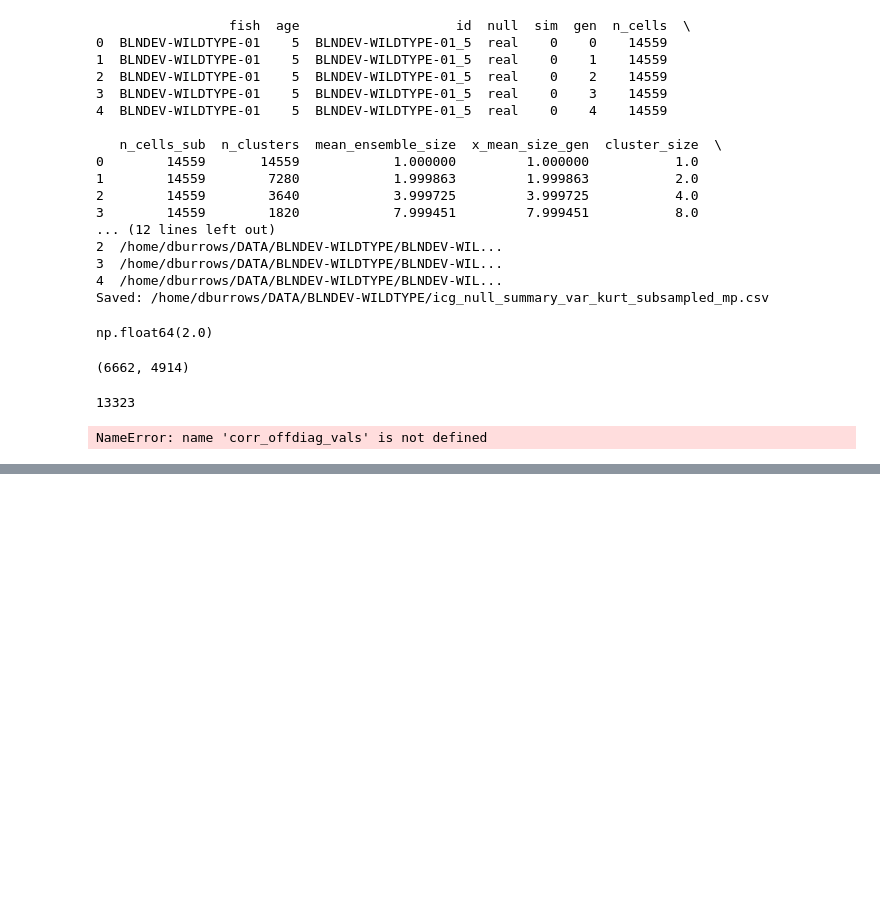
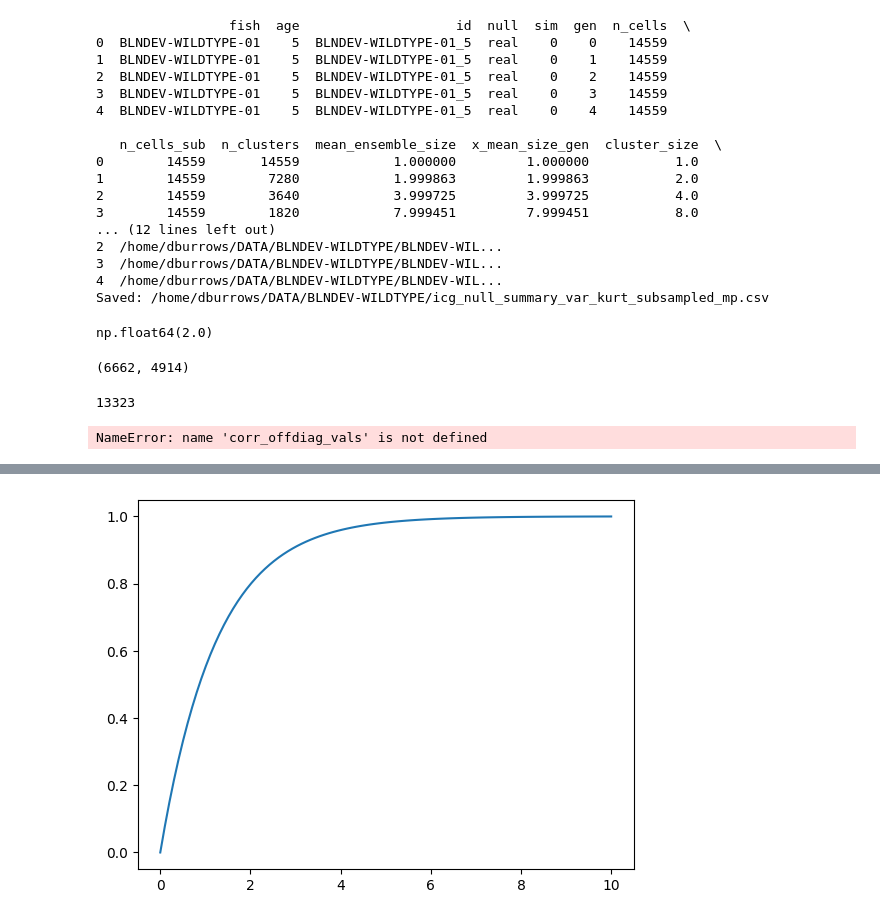
Before and after one commit to dmnburrows/multiscale_dev_dynamics, a Jupyter notebook: model_check.ipynb, the cells around one changed output, grey strips where cells are left out. Cells and saved outputs as stored; diff of their text form; code cells hidden in the pictures; blank space fills up the shorter version.

```diff
--- a/model_check.ipynb
+++ b/model_check.ipynb
@@ -2467 +2578,14 @@ NameError: name 'corr_offdiag_vals' is not defined
+# %%
+inp_e_prc = 5
+inp_i_prc = 0
+e_w = 0.8
+i_w = 0.8
+
+
+x = np.linspace(0,10,100)
+y = 1.0 - np.exp(-1* ((e_w * x) - (i_w * inp_i_prc)) )
+plt.plot(x,y)
+plt.show()
+# %% [output]
+[figure, added]
 # %%
```
Also changed, not shown: parts of 18 cells of this notebook.
